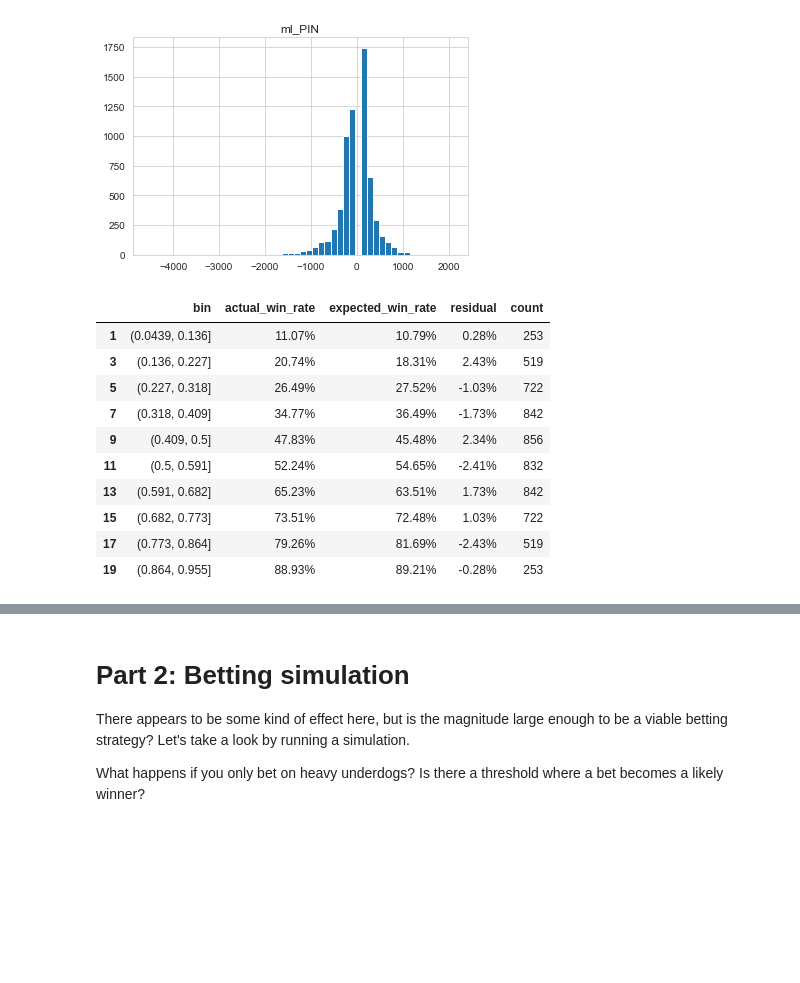
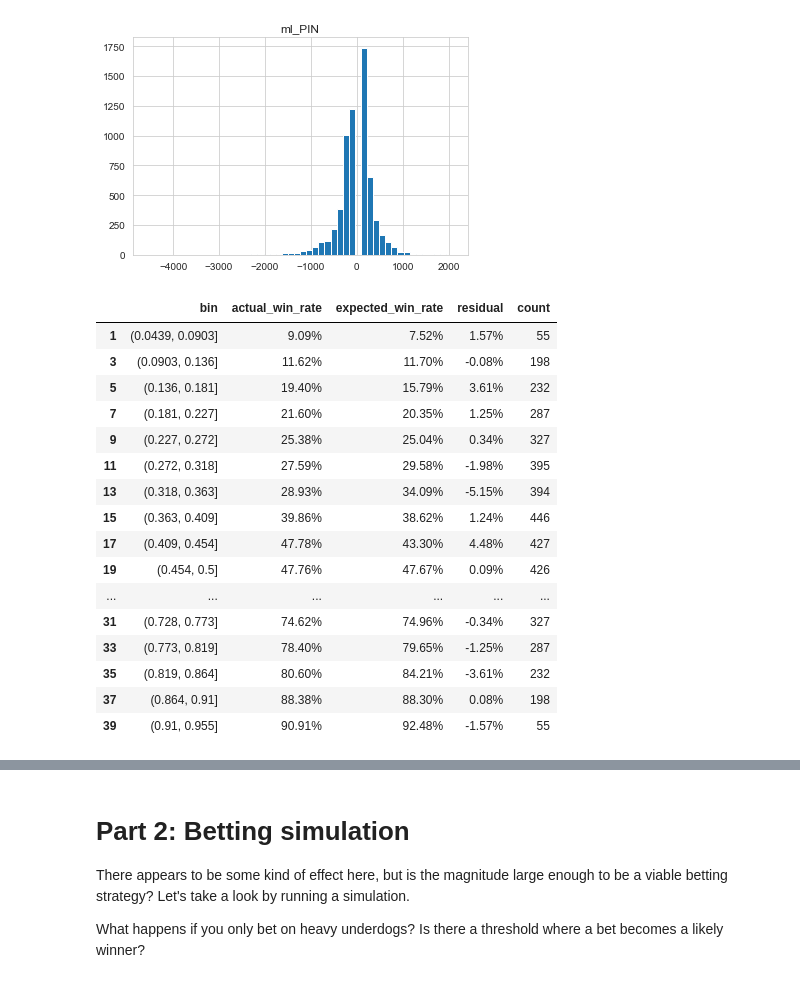
Before and after one commit to lambertchu/SBRscraper, a Jupyter notebook: sbr_profitability.ipynb, the cells around one changed output, grey strips where cells are left out. Drawn from its saved outputs; the diff is of its cells as text; code cells hidden in the pictures; blank space fills up the shorter version.

```diff
--- a/sbr_profitability.ipynb
+++ b/sbr_profitability.ipynb
@@ -67,7 +65,7 @@ df_nba_lines.hist('ml_PIN', bins=50);
 # For now, we will only consider moneylines from Pinnacle!
 
 # Place outcomes into bins based upon their pregame implied win probabilities
-bins = 10
+bins = 20
 df_pin = df_nba_lines[['key', 'date', 'ml_time', 'team', 'opp_team', 'score', 'ml_PIN', 'outcome', 'win_prob_PIN', 'win_prob_norm_PIN']]
 df_pin['bin'] = pd.cut(df_pin['win_prob_norm_PIN'], bins=bins)
 
@@ -76,47 +74,49 @@ df_pin['bin'] = pd.cut(df_pin['win_prob_norm_PIN'], bins=bins)
 outcomes = df_pin.groupby(['bin', 'outcome']).size()
 
 # Calculate the win AND loss rates for each bin based on game outcomes
 win_rate = outcomes.groupby(level=0).apply(lambda x: x / float(x.sum()))
 
 # Convert to df
-# df_outcomes = outcomes.reset_index(name='outcomes')
 df_win_rate = win_rate.reset_index(name='actual_win_rate')
-
-# Add column for bin interval midpoint
-# df_win_rate['bin_mid'] = df_win_rate['bin'].map(attrgetter('mid')).astype(float)
 
 # Filter only for win rate (remove loss rate and unneeded columns)
 df_win_rate = df_win_rate[df_win_rate['outcome'] == 'W'][['bin', 'actual_win_rate']]
 
 # Add column for the average implied win rate of each bin. This will the "expected win rate."
 expected_win_rate_series = df_pin.groupby(['bin']).mean()['win_prob_norm_PIN']
 df_win_rate = df_win_rate.assign(expected_win_rate = expected_win_rate_series.values)
 
 # Calculate residuals (actual minus hypothetical)
 df_win_rate['residual'] = df_win_rate['actual_win_rate'] - df_win_rate['expected_win_rate']
 
 # Add column for the number of lines (teams) in each bin
 size_series = df_pin.groupby(['bin']).size()
 df_win_rate = df_win_rate.assign(count = size_series.values)
 
 # Nicely formatted HTML table
 df_win_rate.style.format({
     'actual_win_rate': '{:,.2%}'.format,
     'expected_win_rate': '{:,.2%}'.format,
     'residual': '{:,.2%}'.format
 })
 # %% [output]
 |  | bin | actual_win_rate | expected_win_rate | residual | count |
-| 1 | (0.0439, 0.136] | 11.07% | 10.79% | 0.28% | 253 |
-| 3 | (0.136, 0.227] | 20.74% | 18.31% | 2.43% | 519 |
-| 5 | (0.227, 0.318] | 26.49% | 27.52% | -1.03% | 722 |
-| 7 | (0.318, 0.409] | 34.77% | 36.49% | -1.73% | 842 |
-| 9 | (0.409, 0.5] | 47.83% | 45.48% | 2.34% | 856 |
-| 11 | (0.5, 0.591] | 52.24% | 54.65% | -2.41% | 832 |
-| 13 | (0.591, 0.682] | 65.23% | 63.51% | 1.73% | 842 |
-| 15 | (0.682, 0.773] | 73.51% | 72.48% | 1.03% | 722 |
-| 17 | (0.773, 0.864] | 79.26% | 81.69% | -2.43% | 519 |
-| 19 | (0.864, 0.955] | 88.93% | 89.21% | -0.28% | 253 |
+| 1 | (0.0439, 0.0903] | 9.09% | 7.52% | 1.57% | 55 |
+| 3 | (0.0903, 0.136] | 11.62% | 11.70% | -0.08% | 198 |
+| 5 | (0.136, 0.181] | 19.40% | 15.79% | 3.61% | 232 |
+| 7 | (0.181, 0.227] | 21.60% | 20.35% | 1.25% | 287 |
+| 9 | (0.227, 0.272] | 25.38% | 25.04% | 0.34% | 327 |
+| 11 | (0.272, 0.318] | 27.59% | 29.58% | -1.98% | 395 |
+| 13 | (0.318, 0.363] | 28.93% | 34.09% | -5.15% | 394 |
+| 15 | (0.363, 0.409] | 39.86% | 38.62% | 1.24% | 446 |
+| 17 | (0.409, 0.454] | 47.78% | 43.30% | 4.48% | 427 |
+| 19 | (0.454, 0.5] | 47.76% | 47.67% | 0.09% | 426 |
+| ... | ... | ... | ... | ... | ... |
+| 31 | (0.728, 0.773] | 74.62% | 74.96% | -0.34% | 327 |
+| 33 | (0.773, 0.819] | 78.40% | 79.65% | -1.25% | 287 |
+| 35 | (0.819, 0.864] | 80.60% | 84.21% | -3.61% | 232 |
+| 37 | (0.864, 0.91] | 88.38% | 88.30% | 0.08% | 198 |
+| 39 | (0.91, 0.955] | 90.91% | 92.48% | -1.57% | 55 |
 # %%
 # Plot residuals
 
```
Also changed, not shown: parts of 7 cells of this notebook.
